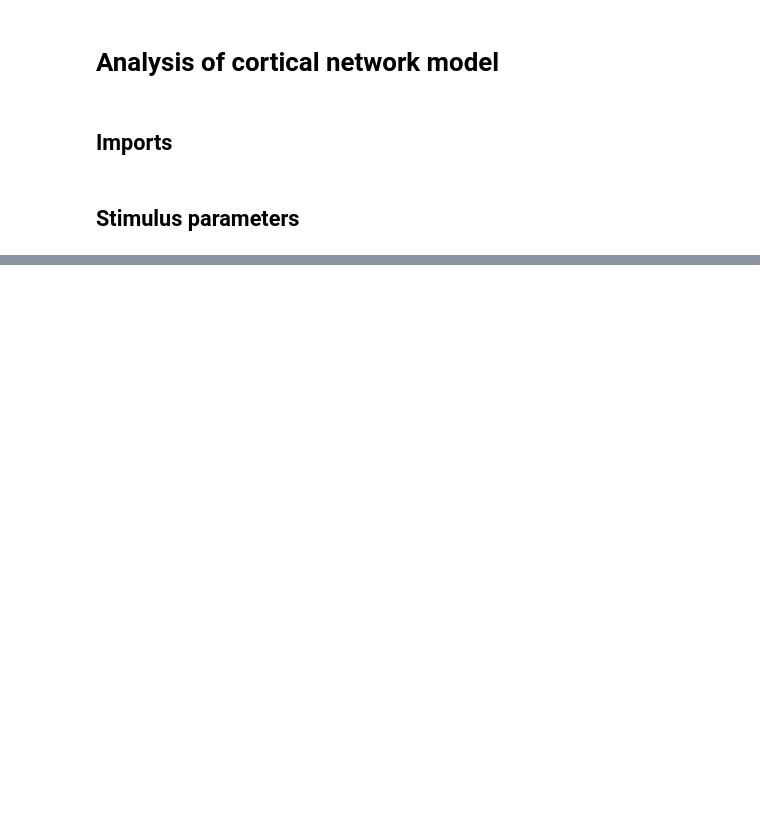
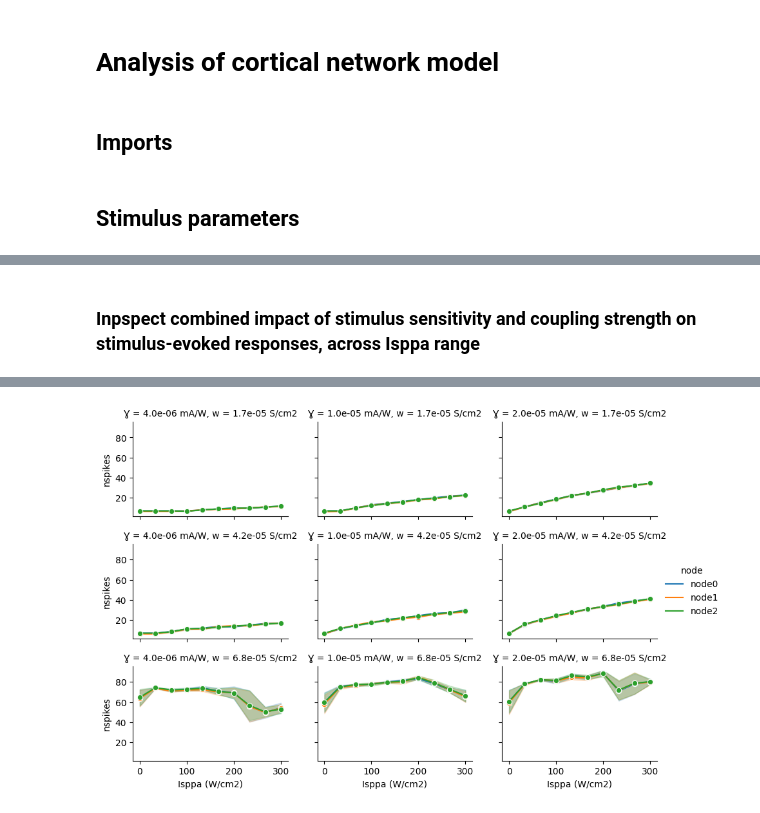
Before and after one commit to tjjlemaire/fusnetwork, a Jupyter notebook: network_analysis.ipynb, the cells around one changed output, grey strips where cells are left out. Drawn from its saved outputs; the diff is of its cells as text; code cells hidden in the pictures; blank space fills up the shorter version.

```diff
--- a/network_analysis.ipynb
+++ b/network_analysis.ipynb
@@ -340,0 +254,48 @@ plt.show()
+# %% [markdown]
+### Inpspect combined impact of stimulus sensitivity and coupling strength on stimulus-evoked responses, across Isppa range
+# %%
+# Define vector of coupling strengths (in S/cm2)
+wrange = np.linspace(1, 4, 3) * model.g_RS_RS
+
+# Define vector of stimulus sensitivities (in mA/W)
+Ɣrange = np.array([4e-6, 1e-5, 2e-5])
+
+# Define vector of stimulus intensities (in W/cm2)
+Isppa_range = np.linspace(0, 300, 10)
+
+# For each stimulus sensitivity
+nreps = 3
+data, keys = [], []
+for Ɣ in Ɣrange:
+    model.set_mech_param(gamma=Ɣ)
+    # For each coupling strength
+    for w in wrange:
+        model.set_synaptic_weight(w)
+        # Run sweep over stimulus intensities, and plot results
+        data.append(model.run_stim_sweep(Isppa_range, nreps=nreps))
+        keys.append((Ɣ, w))
+
+# Concatenate results
+data = pd.concat(data, keys=keys, names=['Ɣ (mA/W)', 'w (S/cm2)'])
+
+# Reset gamma and synaptic weight to their default values
+model.set_mech_param(gamma=params['gamma'])
+model.set_synaptic_weight(model.g_RS_RS)
+
+# Plot results
+logger.info('plotting results...')
+fg = sns.FacetGrid(
+    data.reset_index(),
+    col='Ɣ (mA/W)',
+    row='w (S/cm2)',
+    aspect=1.5,
+    height=2,
+)
+fg.set_titles('Ɣ = {col_name:.1e} mA/W, w = {row_name:.1e} S/cm2')
+for iw, w in enumerate(wrange):
+    for ig, Ɣ in enumerate(Ɣrange):
+        gdata = data.loc[Ɣ, w]
+        model.plot_sweep_results(
+            gdata, 'nspikes', ax=fg.axes[iw, ig], legend=iw == 1 and ig == 2)
+fig = fg.figure
+# %% [output]
@@ -340,0 +325 @@ plt.show()
+[figure, added]
```
Also changed, not shown: parts of 33 cells of this notebook, 4 other files.
